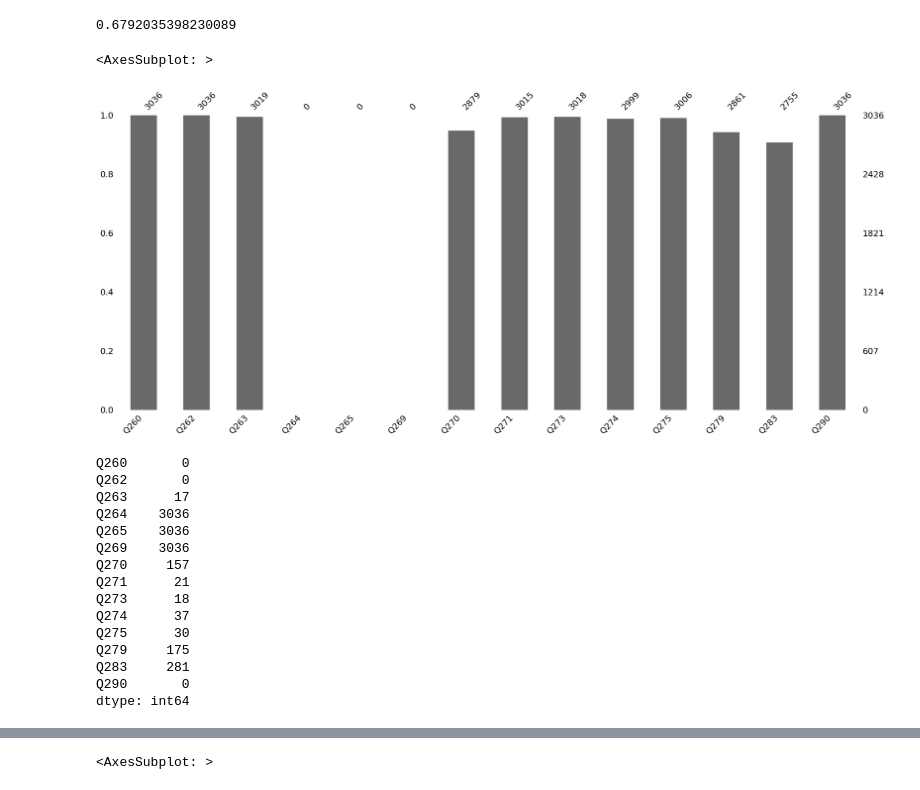
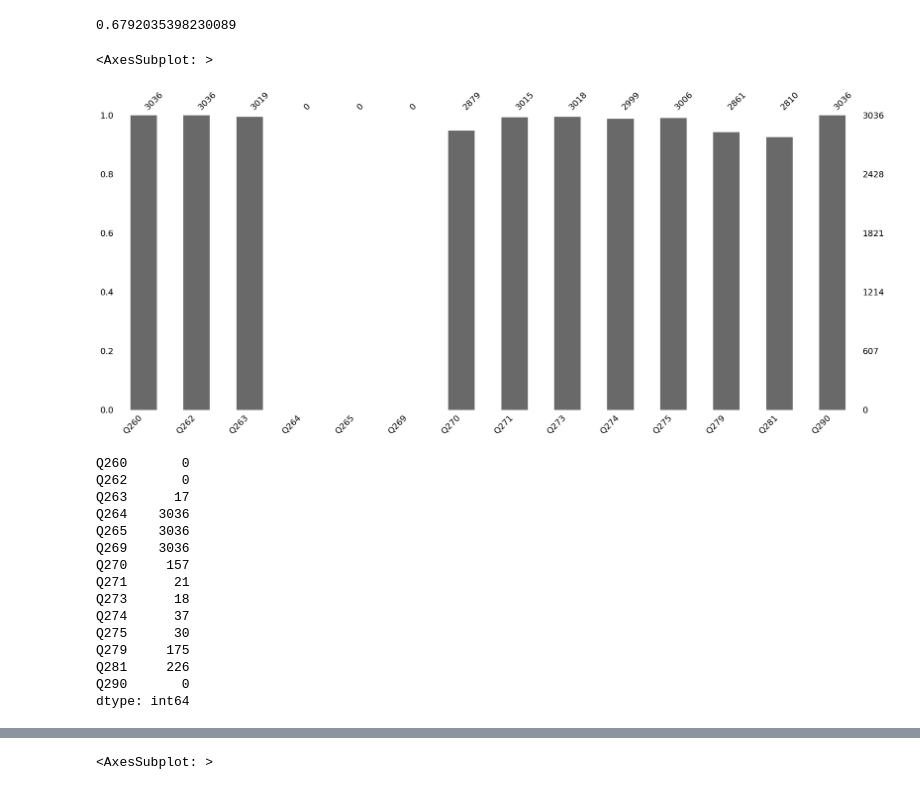
Before and after one commit to zuoxu3310/MMDA, a Jupyter notebook: DF_CN.ipynb, the cells around one changed output, grey strips where cells are left out. Saved outputs shown, nothing was run; the diff lists cells and outputs as text; code cells hidden in the pictures.

```diff
--- a/DF_CN.ipynb
+++ b/DF_CN.ipynb
@@ -145,12 +148,12 @@ Name: Attitude, dtype: int64
 # %%
 # Preapare dataframe for personal statistics
 df_cn_personal = df_cn.loc[:,['Q260', 'Q262', 'Q263','Q264', 'Q265', 'Q269', 'Q270',
-                              'Q271', 'Q273', 'Q274', 'Q275','Q279', 'Q283','Q290']]
+                              'Q271', 'Q273', 'Q274', 'Q275','Q279', 'Q281','Q290']]
 # Visualize the missing values in each column
 msno.bar(df_cn_personal)
 # %% [output]
 <AxesSubplot: >
-[figure, old version]
+[figure, new version]
 # %%
 #Calculate how many missing values in each column
 df_cn_personal.isnull().sum()
@@ -167,7 +170,7 @@ Q273      18
 Q274      37
 Q275      30
 Q279     175
-Q283     281
+Q281     226
 Q290       0
 dtype: int64
 # %%
```
Also changed, not shown: parts of 45 cells of this notebook, 1 other file.
